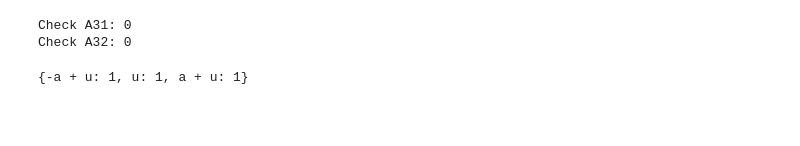
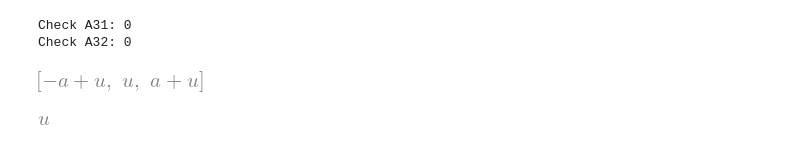
Before and after one commit to annashens/ME663-A2, a Jupyter notebook: 1_test.ipynb, the cells around one changed output. Cells and saved outputs as stored; diff of their text form; code cells hidden in the pictures; blank space fills up the shorter version.

```diff
--- a/1_test.ipynb
+++ b/1_test.ipynb
@@ -85,7 +89,11 @@ print("Check A32:", sp.simplify(A32 - Maple_A32))
 # %% [output]
 Check A31: 0
 Check A32: 0
-# %%
-A.eigenvals()
-# %% [output]
-{-a + u: 1, u: 1, a + u: 1}
+# %%
+list(A.eigenvals().keys())
+# %% [output]
+[figure, added]
+# %%
+eigenvalues[0]
+# %% [output]
+[figure, added]
```
Also changed, not shown: parts of 12 cells of this notebook.
